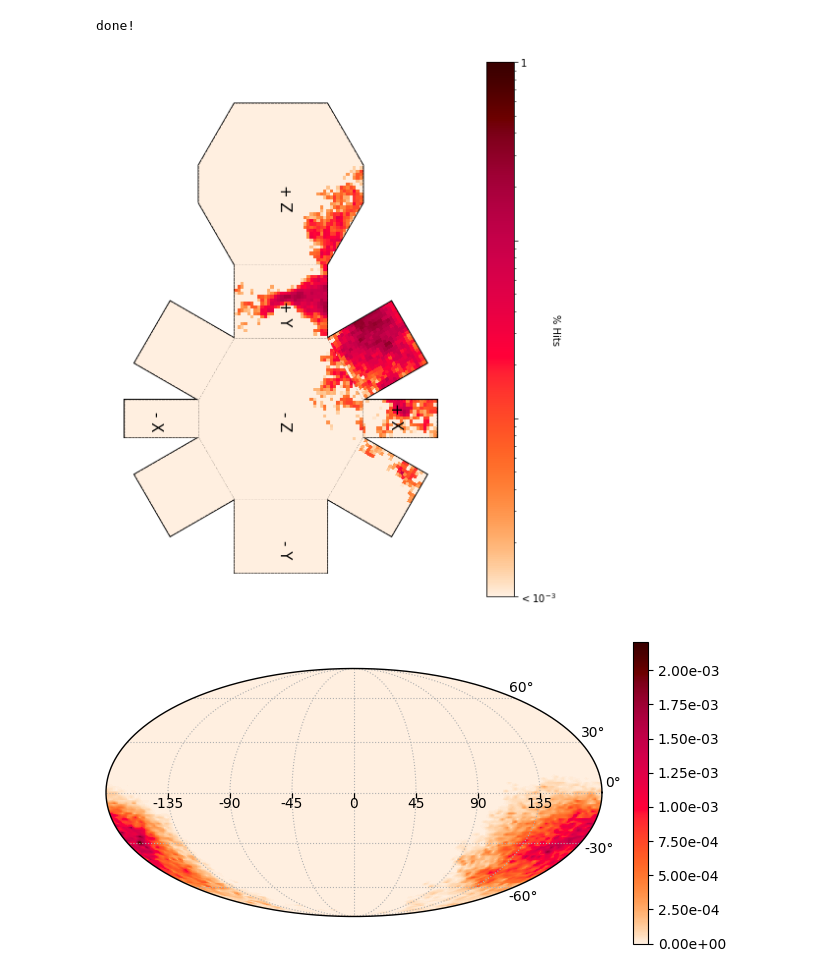
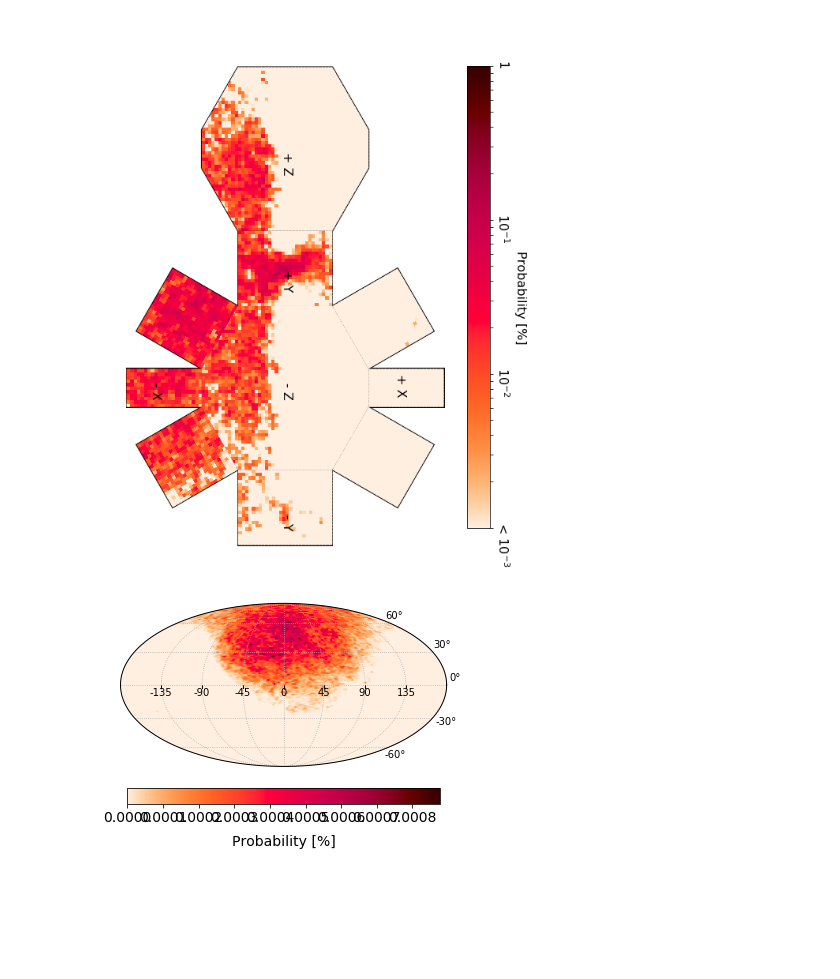
Before and after one commit to tlittenberg/LISAPathfinder, a Jupyter notebook: scripts/Analysis/scripts/plots_with_cbar.ipynb, the cells around one changed output. Cells and saved outputs as stored; diff of their text form; code cells hidden in the pictures; blank space fills up the shorter version.

```diff
--- a/scripts/Analysis/scripts/plots_with_cbar.ipynb
+++ b/scripts/Analysis/scripts/plots_with_cbar.ipynb
@@ -22,7 +22,8 @@ from matplotlib.ticker import FormatStrFormatter
 %matplotlib inline
 
 # pick a segment time and load the data
-segment = 1147740231
+#segment = 1154023383  # "good" example from paper
+segment = 1149474616 # "typical" example from paper
 
 # setup directory structure
 p = pathlib.PurePath(os.getcwd())
@@ -36,58 +37,66 @@ fid = open(chainFile,'rb')
 data1 = pickle.load(fid, encoding = 'latin1')
 impact1 = impactClass(chainFile, dataDir = dataDir, BASE_DIR = BASE_DIR)
 fid.close()
+# %%
+plotDir = BASE_DIR + '/plots/' + str(segment) + '/'
 # %%
 
 fig = impact1.makeFlatLPF( N = 50, scale = 'log',
                           cmap = 'cylon', show_edge = True)
 ax = plt.gca()
 ax.set_title('')
 
 norm = LogNorm(vmin = 1e-3, vmax = 1)
 
 # Make Colorbar
 mappable = mpl.cm.ScalarMappable(norm=norm, cmap = 'cylon')
 # Do not change 1e-3, it is set inside makeFlatLPF
 mappable.set_array([1e-3, 1])
-cbar = fig.colorbar(mappable)
+cbar = fig.colorbar(mappable,shrink=0.85,pad = 0.0)
 
 # Set Tick Labels
 old_ticks = cbar.ax.get_yticklabels()
-cbar.ax.set_yticklabels([r'< $10^{-3}$'] + old_ticks[1:-1] + ['1'])
-cbar.set_label(r'% Hits', rotation=270)
+cbar.ax.set_yticklabels([r'< $10^{-3}$'] + old_ticks[1:-1] + ['1'], fontsize = 16, rotation = 270)
+cbar.set_label('Probability [%]', rotation=270, fontsize = 16,labelpad = 20)
 ax.axis('off')
 
 
 # Add Face labels
-fontsize = 15
+fontsize = 16
 rotation = '270'
 zorder = 10
 plt.text(-0.05, -0.05, '- Z', fontsize=fontsize, rotation = rotation, zorder = 3)
 plt.text(-0.05, 2.5, '+ Z', fontsize=fontsize, rotation = rotation, zorder = 3)
 
 plt.text(-1.5, -.05, '- X', fontsize=fontsize, rotation = rotation, zorder = 3)
 plt.text(1.2, 0.05, '+ X', fontsize=fontsize, rotation = rotation, zorder = 3)
 
 plt.text(-0.05, 1.2, '+ Y', fontsize=fontsize, rotation = rotation, zorder = 3)
 plt.text(-0.05, -1.5, '- Y', fontsize=fontsize, rotation = rotation, zorder = 3)
 
-print('done! ')
-
-
-# Molleweide
-fig = plt.figure(figsize=(8, 4), dpi=100)
-ax = plt.axes(projection = 'geo degrees mollweide')
-impact1.SCtoSun()
-impact1.findSkyAngles()
-img = ax.imshow_hpx(impact1.healPix_sun, cmap='cylon')
-ax.grid(linestyle = ':')
-ax.coords[0].set_ticks(exclude_overlapping = True, spacing = 45 * u.deg)
-ax.coords[1].set_ticks(exclude_overlapping = True, spacing = 30 * u.deg)
-cbar = fig.colorbar(img, orientation = 'vertical')
-cbar.ax.yaxis.set_major_formatter(FormatStrFormatter('%.2e'))
-
-plt.show()
+fig.tight_layout()
+fig.savefig(plotDir + 'flatLPF_cbar.eps', format = 'eps')
 # %% [output]
-done!
-[figure, old version]
+[figure, new version]
-[figure, removed]
+# %%
+# Molleweide
+fig = plt.figure(figsize=(8, 4), dpi=100)
+ax = plt.axes(projection = 'geo degrees mollweide')
+impact1.SCtoSun()
+impact1.findSkyAngles()
+img = ax.imshow_hpx(impact1.healPix_sun, cmap='cylon')
+ax.grid(linestyle = ':')
+ax.coords[0].set_ticks(exclude_overlapping = True, spacing = 45 * u.deg)
+ax.coords[1].set_ticks(exclude_overlapping = True, spacing = 30 * u.deg)
+cbar = fig.colorbar(img, orientation = 'horizontal',shrink=0.7,pad = 0.1)
+
+cbar.ax.yaxis.set_major_formatter(mpl.ticker.FormatStrFormatter('%0.2e'))
+cbar.set_label('Probability [%]', rotation=0, labelpad=10, fontsize = 14)
+cbar.ax.tick_params(labelsize=14)
+cbar.ax.yaxis.set_major_formatter
+
+
+plt.show()
+fig.savefig(plotDir + 'skymap_grs1_cbar.eps', format = 'eps')
+# %% [output]
+[figure, added]
```
